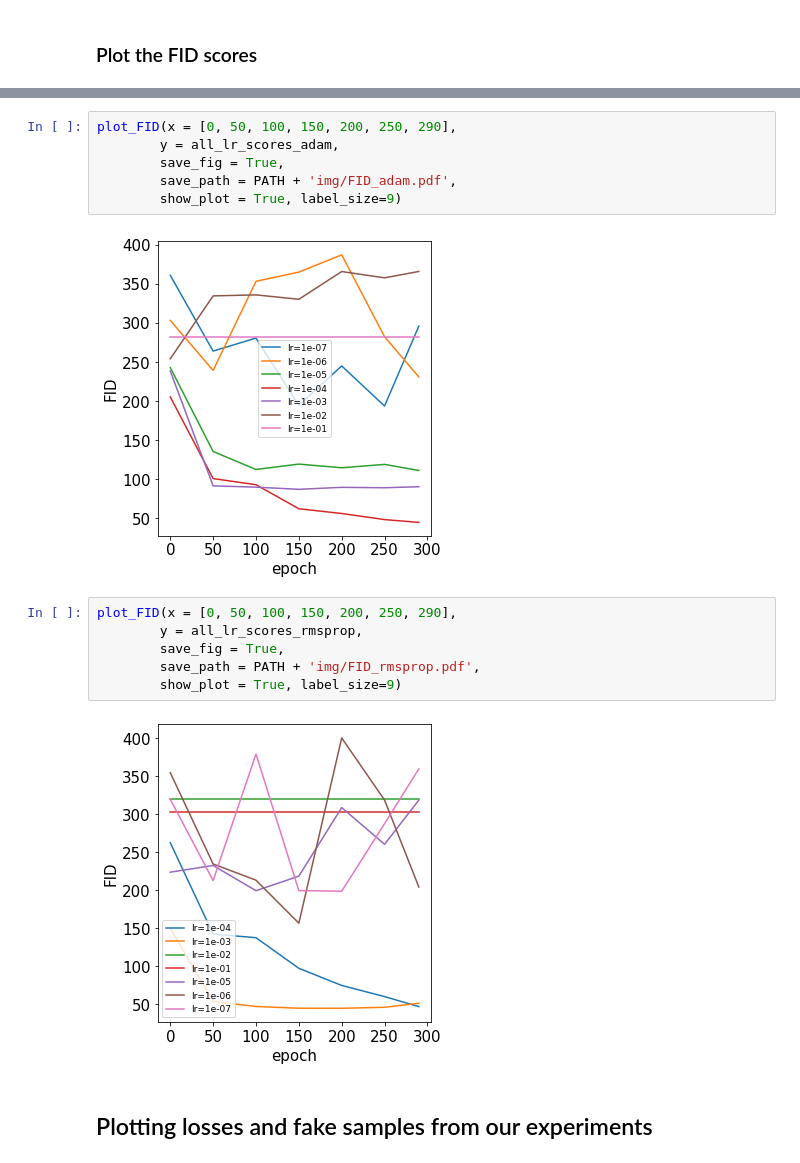
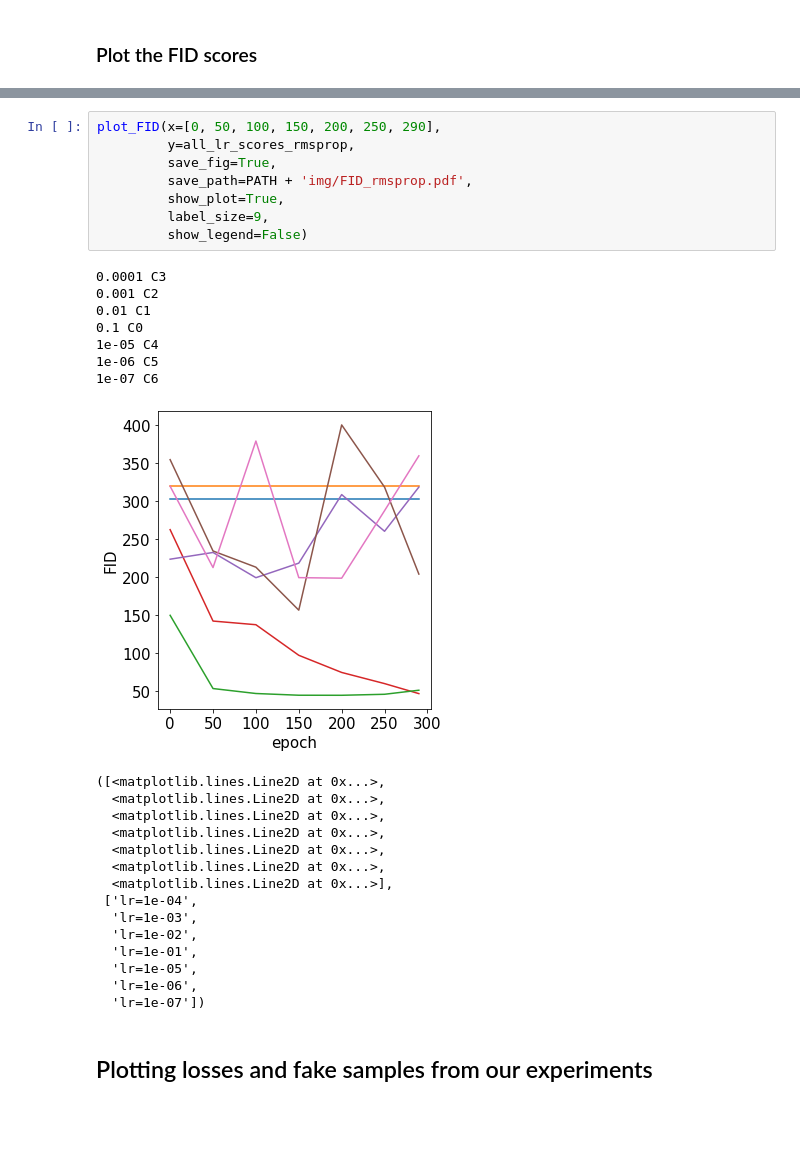
Before and after one commit to TheodorSergeev/optml_gan, a Jupyter notebook: metrics.ipynb, the cells around one changed output, grey strips where cells are left out. Cells and saved outputs as stored; diff of their text form; blank space fills up the shorter version.

Commit message:
FID plot changes

```diff
--- a/metrics.ipynb
+++ b/metrics.ipynb
@@ -179,19 +212,34 @@ plot_FID(x = [0, 50, 100, 150, 200, 250, 290],
 # %%
-plot_FID(x = [0, 50, 100, 150, 200, 250, 290],
-        y = all_lr_scores_adam,
-        save_fig = True,
-        save_path = PATH + 'img/FID_adam.pdf',
-        show_plot = True, label_size=9)
+plot_FID(x=[0, 50, 100, 150, 200, 250, 290],
+         y=all_lr_scores_rmsprop,
+         save_fig=True,
+         save_path=PATH + 'img/FID_rmsprop.pdf',
+         show_plot=True,
+         label_size=9,
+         show_legend=False)
 # %% [output]
+0.0001 C3
+0.001 C2
+0.01 C1
+0.1 C0
+1e-05 C4
+1e-06 C5
+1e-07 C6
-[figure, old version]
+[figure, new version]
+([<matplotlib.lines.Line2D at 0x...>,
+  <matplotlib.lines.Line2D at 0x...>,
+  <matplotlib.lines.Line2D at 0x...>,
+  <matplotlib.lines.Line2D at 0x...>,
+  <matplotlib.lines.Line2D at 0x...>,
+  <matplotlib.lines.Line2D at 0x...>,
+  <matplotlib.lines.Line2D at 0x...>],
+ ['lr=1e-04',
+  'lr=1e-03',
+  'lr=1e-02',
+  'lr=1e-01',
+  'lr=1e-05',
+  'lr=1e-06',
+  'lr=1e-07'])
-# %%
-plot_FID(x = [0, 50, 100, 150, 200, 250, 290],
-        y = all_lr_scores_rmsprop,
-        save_fig = True,
-        save_path = PATH + 'img/FID_rmsprop.pdf',
-        show_plot = True, label_size=9)
-# %% [output]
-[figure, removed]
 # %% [markdown]
 ## Plotting losses and fake samples from our experiments
 # %%
```
Also changed, not shown: parts of 4 cells of this notebook, 4 other files.
